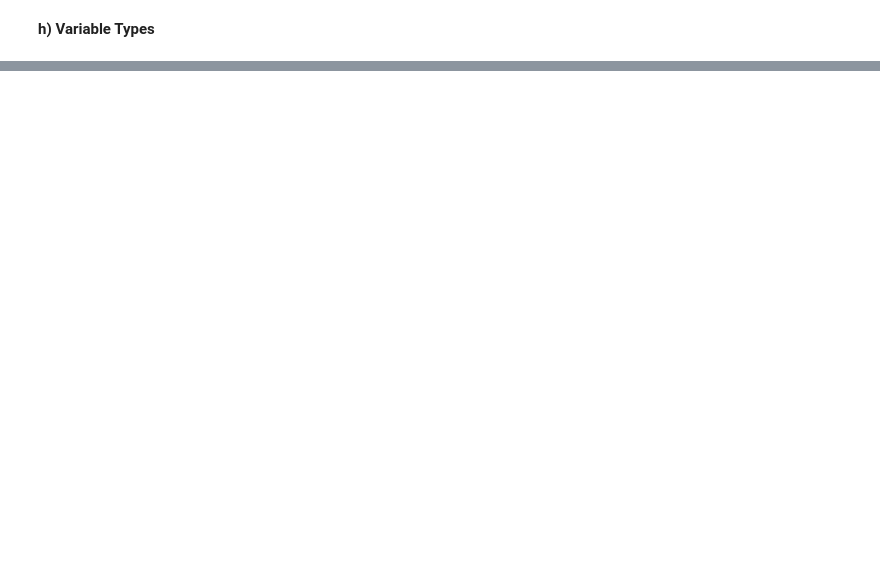
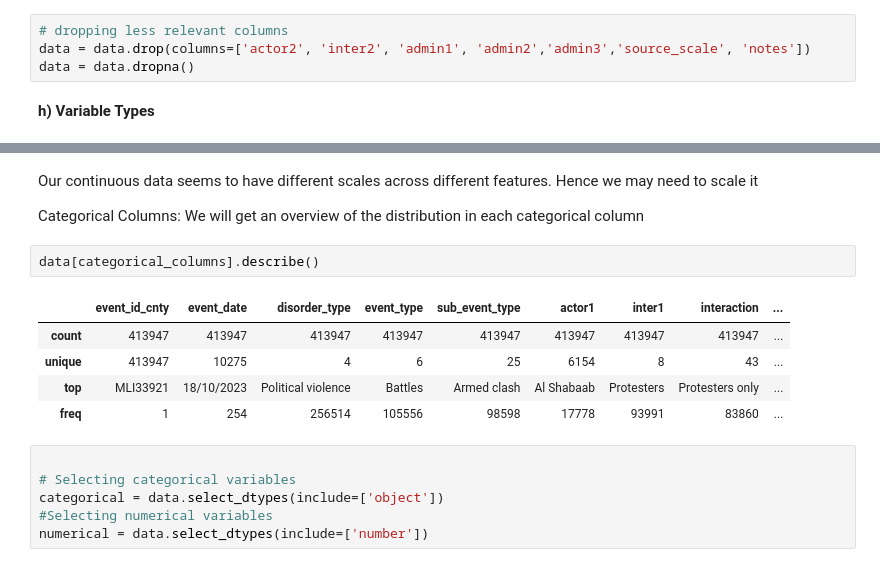
Before and after one commit to Collz472/DSF-PT08P5-GROUP-11-CAPSTONE-PROJECT, a Jupyter notebook: Working Folder/Josphat.ipynb, the cells around one changed output, grey strips where cells are left out. Drawn from its saved outputs; the diff is of its cells as text; blank space fills up the shorter version.

```diff
--- a/Working Folder/Josphat.ipynb
+++ b/Working Folder/Josphat.ipynb
@@ -247,6 +248,10 @@ notes                  0
 fatalities             0
 timestamp              0
 dtype: int64
+# %%
+# dropping less relevant columns
+data = data.drop(columns=['actor2', 'inter2', 'admin1', 'admin2','admin3','source_scale', 'notes'])
+data = data.dropna()
 # %% [markdown]
 **h) Variable Types**
 # %%
@@ -262,0 +288,18 @@ We have 19 categorical columns and 8 continuous columns
+# %% [markdown]
+Our continuous data seems to have different scales across different features. Hence we may need to scale it
+
+Categorical Columns: We will get an overview of the distribution in each categorical column
+# %%
+data[categorical_columns].describe()
+# %% [output]
+|  | event_id_cnty | event_date | disorder_type | event_type | sub_event_type | actor1 | inter1 | interaction | ... |
+| count | 413947 | 413947 | 413947 | 413947 | 413947 | 413947 | 413947 | 413947 | ... |
+| unique | 413947 | 10275 | 4 | 6 | 25 | 6154 | 8 | 43 | ... |
+| top | MLI33921 | 18/10/2023 | Political violence | Battles | Armed clash | Al Shabaab | Protesters | Protesters only | ... |
+| freq | 1 | 254 | 256514 | 105556 | 98598 | 17778 | 93991 | 83860 | ... |
+# %%
+
+# Selecting categorical variables
+categorical = data.select_dtypes(include=['object'])
+#Selecting numerical variables
+numerical = data.select_dtypes(include=['number'])
```
Also changed, not shown: parts of 14 cells of this notebook.
